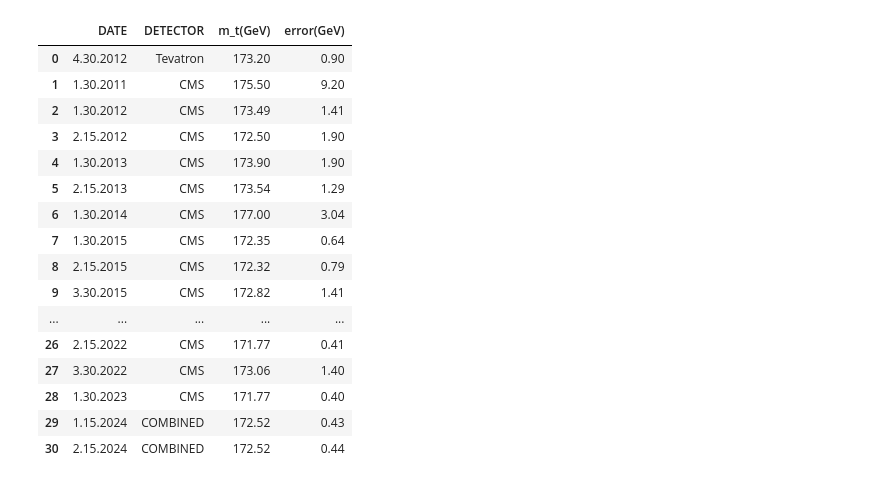
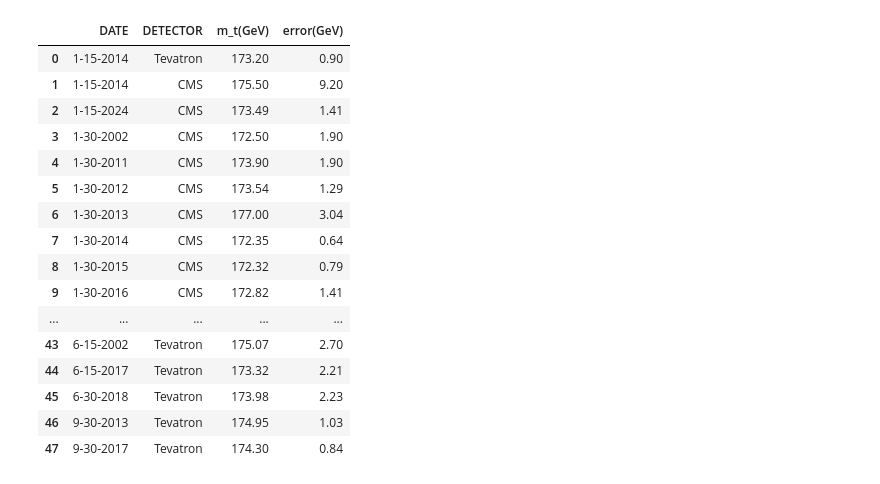
Before and after one commit to ysfcil/Data-Analysis, a Jupyter notebook: top_quark.ipynb, the cells around one changed output. Saved outputs shown, nothing was run; the diff lists cells and outputs as text; code cells hidden in the pictures.

```diff
--- a/top_quark.ipynb
+++ b/top_quark.ipynb
@@ -3,24 +3,24 @@ import pandas as pd
 import seaborn as sns
 import matplotlib.pyplot as plt
 # %%
-df = pd.read_excel("Kitap 1 (1).xlsx", header=0)
+df = pd.read_excel("C:\Data Analysis\Data-Analysis\Book1.xlsx", header=0)
 df
 # %% [output]
 |  | DATE | DETECTOR | m_t(GeV) | error(GeV) |
-| 0 | 4.30.2012 | Tevatron | 173.20 | 0.90 |
-| 1 | 1.30.2011 | CMS | 175.50 | 9.20 |
-| 2 | 1.30.2012 | CMS | 173.49 | 1.41 |
-| 3 | 2.15.2012 | CMS | 172.50 | 1.90 |
-| 4 | 1.30.2013 | CMS | 173.90 | 1.90 |
-| 5 | 2.15.2013 | CMS | 173.54 | 1.29 |
-| 6 | 1.30.2014 | CMS | 177.00 | 3.04 |
-| 7 | 1.30.2015 | CMS | 172.35 | 0.64 |
-| 8 | 2.15.2015 | CMS | 172.32 | 0.79 |
-| 9 | 3.30.2015 | CMS | 172.82 | 1.41 |
+| 0 | 1-15-2014 | Tevatron | 173.20 | 0.90 |
+| 1 | 1-15-2014 | CMS | 175.50 | 9.20 |
+| 2 | 1-15-2024 | CMS | 173.49 | 1.41 |
+| 3 | 1-30-2002 | CMS | 172.50 | 1.90 |
+| 4 | 1-30-2011 | CMS | 173.90 | 1.90 |
+| 5 | 1-30-2012 | CMS | 173.54 | 1.29 |
+| 6 | 1-30-2013 | CMS | 177.00 | 3.04 |
+| 7 | 1-30-2014 | CMS | 172.35 | 0.64 |
+| 8 | 1-30-2015 | CMS | 172.32 | 0.79 |
+| 9 | 1-30-2016 | CMS | 172.82 | 1.41 |
 | ... | ... | ... | ... | ... |
-| 26 | 2.15.2022 | CMS | 171.77 | 0.41 |
-| 27 | 3.30.2022 | CMS | 173.06 | 1.40 |
-| 28 | 1.30.2023 | CMS | 171.77 | 0.40 |
-| 29 | 1.15.2024 | COMBINED | 172.52 | 0.43 |
-| 30 | 2.15.2024 | COMBINED | 172.52 | 0.44 |
+| 43 | 6-15-2002 | Tevatron | 175.07 | 2.70 |
+| 44 | 6-15-2017 | Tevatron | 173.32 | 2.21 |
+| 45 | 6-30-2018 | Tevatron | 173.98 | 2.23 |
+| 46 | 9-30-2013 | Tevatron | 174.95 | 1.03 |
+| 47 | 9-30-2017 | Tevatron | 174.30 | 0.84 |
 # %%
```
Also changed, not shown: parts of 5 cells of this notebook, 4 other files.
